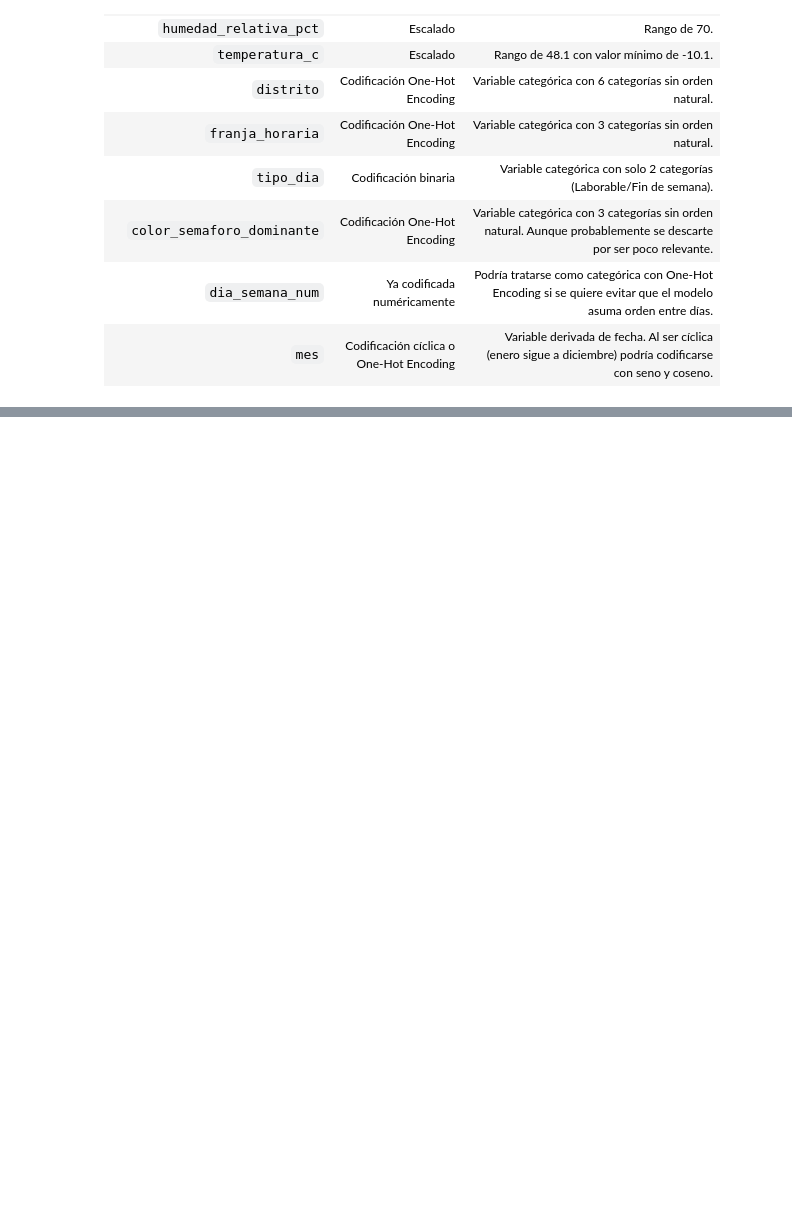
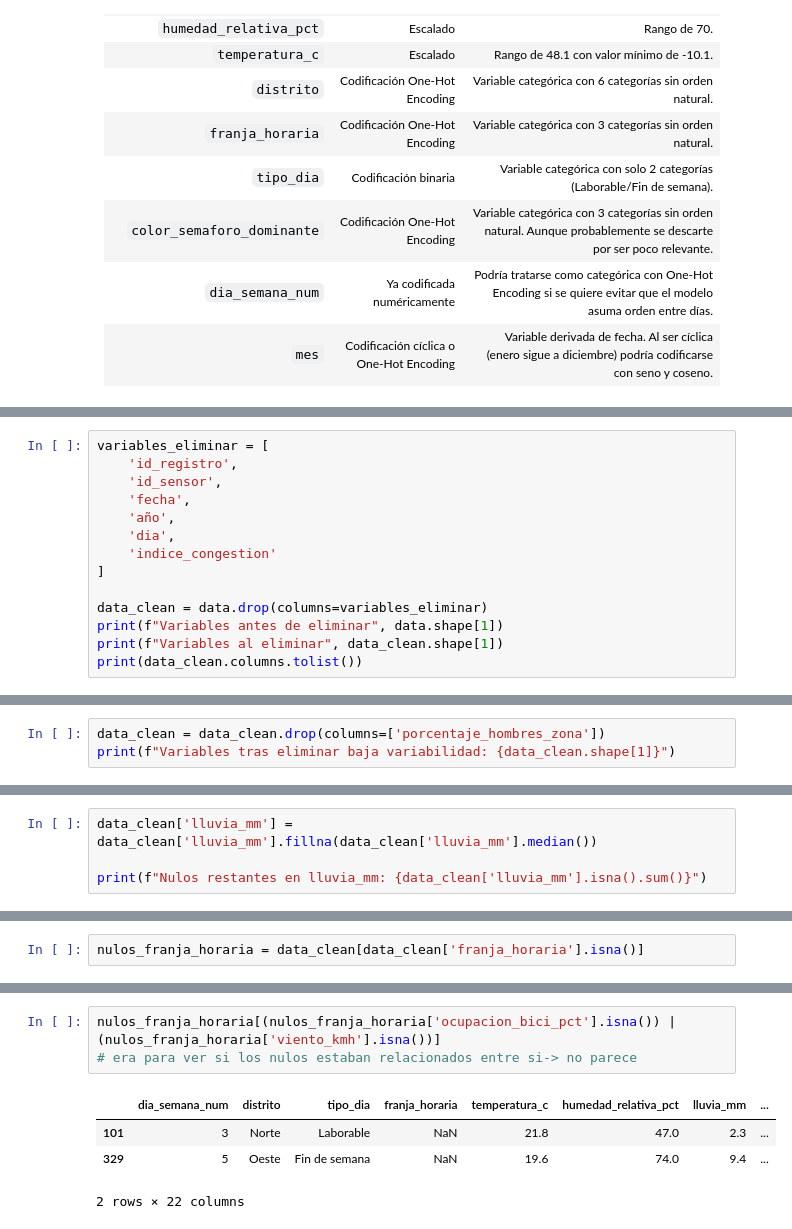
Before and after one commit to sghailan/urban-congestion-predictor, a Jupyter notebook: notebooks/analisis_congestion_urbana.ipynb, the cells around one changed output, grey strips where cells are left out. Drawn from its saved outputs; the diff is of its cells as text; blank space fills up the shorter version.

```diff
--- a/notebooks/analisis_congestion_urbana.ipynb
+++ b/notebooks/analisis_congestion_urbana.ipynb
@@ -753,0 +801,14 @@ Los boxplots permiten visualizar la dispersión, la mediana y los outliers de ca
+# %%
+variables_eliminar = [
+    'id_registro',
+    'id_sensor',
+    'fecha',
+    'año',
+    'dia',
+    'indice_congestion'
+]
+
+data_clean = data.drop(columns=variables_eliminar)
+print(f"Variables antes de eliminar", data.shape[1])
+print(f"Variables al eliminar", data_clean.shape[1])
+print(data_clean.columns.tolist())
@@ -753,0 +825,3 @@ Los boxplots permiten visualizar la dispersión, la mediana y los outliers de ca
+# %%
+data_clean = data_clean.drop(columns=['porcentaje_hombres_zona'])
+print(f"Variables tras eliminar baja variabilidad: {data_clean.shape[1]}")
@@ -753,0 +919,4 @@ Los boxplots permiten visualizar la dispersión, la mediana y los outliers de ca
+# %%
+data_clean['lluvia_mm'] = data_clean['lluvia_mm'].fillna(data_clean['lluvia_mm'].median())
+
+print(f"Nulos restantes en lluvia_mm: {data_clean['lluvia_mm'].isna().sum()}")
@@ -753,0 +939,2 @@ Los boxplots permiten visualizar la dispersión, la mediana y los outliers de ca
+# %%
+nulos_franja_horaria = data_clean[data_clean['franja_horaria'].isna()]
@@ -753,0 +965,8 @@ Los boxplots permiten visualizar la dispersión, la mediana y los outliers de ca
+# %%
+nulos_franja_horaria[(nulos_franja_horaria['ocupacion_bici_pct'].isna()) | (nulos_franja_horaria['viento_kmh'].isna())]
+# era para ver si los nulos estaban relacionados entre si-> no parece
+# %% [output]
+|  | dia_semana_num | distrito | tipo_dia | franja_horaria | temperatura_c | humedad_relativa_pct | lluvia_mm | ... |
+| 101 | 3 | Norte | Laborable | NaN | 21.8 | 47.0 | 2.3 | ... |
+| 329 | 5 | Oeste | Fin de semana | NaN | 19.6 | 74.0 | 9.4 | ... |
+2 rows × 22 columns
```
Also changed, not shown: parts of 36 cells of this notebook.
